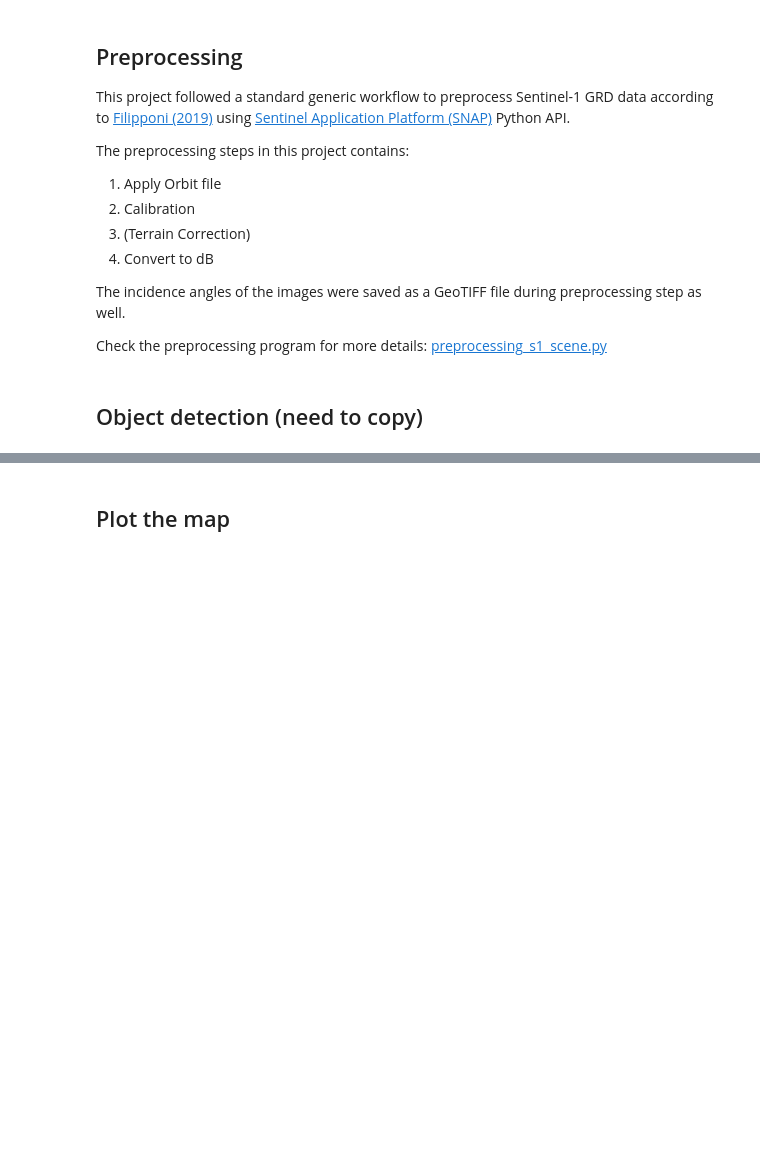
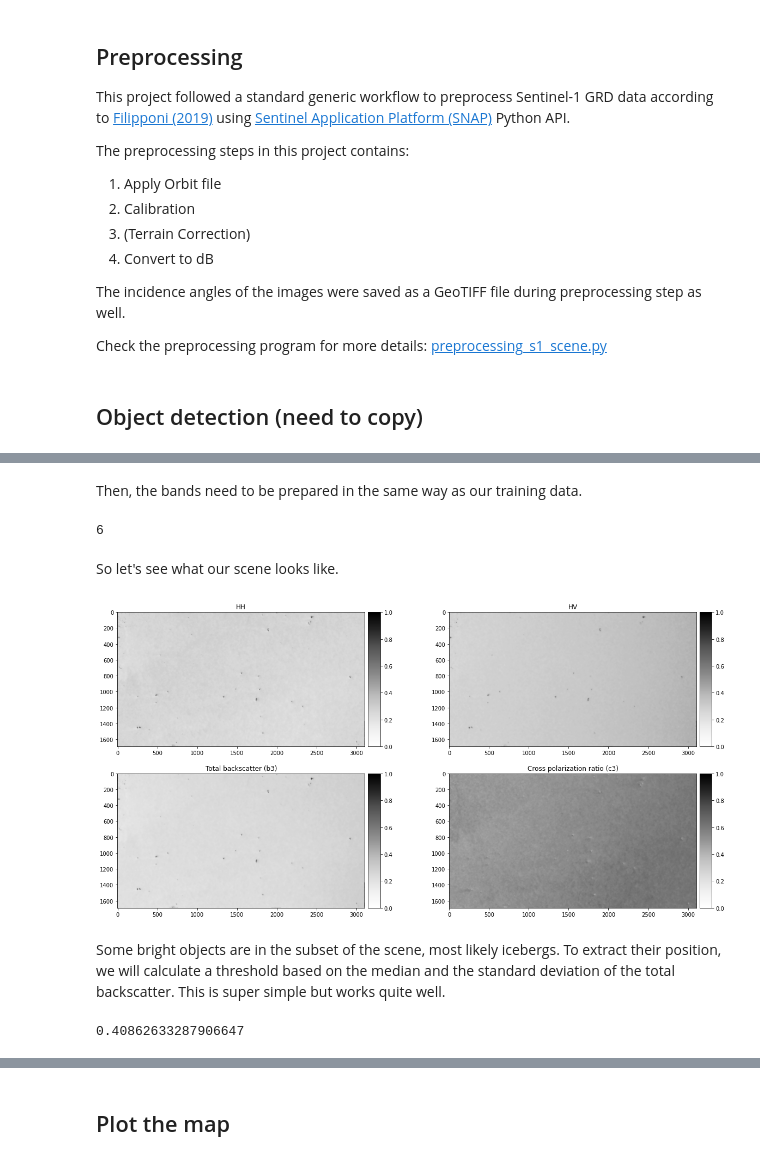
Before and after one commit to eikeschuett/IcebergShipDetection, a Jupyter notebook: Ship_Iceberg_Classification.ipynb, the cells around one changed output, grey strips where cells are left out. Drawn from its saved outputs; the diff is of its cells as text; code cells hidden in the pictures; blank space fills up the shorter version.

Commit message:
Inserted object detection part

```diff
--- a/Ship_Iceberg_Classification.ipynb
+++ b/Ship_Iceberg_Classification.ipynb
@@ -622,0 +674,62 @@ Check the preprocessing program for more details: [preprocessing_s1_scene.py](ht
+# %% [markdown]
+Then, the bands need to be prepared in the same way as our training data.
+# %%
+# Calculate total backscatter
+b3 = hh + hv
+# cross polarisation ratio = hv / (hh+hv)
+c3 = hv / (hh+hv)
+
+hh = lee_filter(hh, 20)
+hv = lee_filter(hv, 20)
+b3 = lee_filter(b3, 20)
+c3 = lee_filter(c3, 20)
+
+# Rescale images between 0 and 1 for faster convergence rate
+hh = (hh - hh.min())/(hh.max()-hh.min())
+hv = (hv - hv.min())/(hv.max()-hv.min())
+b3 = (b3 - b3.min())/(b3.max()-b3.min())
+c3 = (c3 - np.nanmin(c3))/(np.nanmax(c3)-np.nanmin(c3))
+# %%
+3+3
+# %% [output]
+6
+# %% [markdown]
+So let's see what our scene looks like.
+# %%
+fig, axes = plt.subplots(2,2, figsize=(20,10))
+hh_p = axes[0,0].imshow(hh, cmap="Greys")
+divider = make_axes_locatable(axes[0,0])
+cax = divider.append_axes("right", size="5%", pad=0.08)
+fig.colorbar(hh_p, ax=axes[0,0], cax=cax)
+axes[0,0].set_title("HH")
+
+hv_p = axes[0,1].imshow(hv, cmap="Greys")
+divider = make_axes_locatable(axes[0,1])
+cax = divider.append_axes("right", size="5%", pad=0.08)
+fig.colorbar(hv_p, ax=axes[0,1], cax=cax)
+axes[0,1].set_title("HV")
+
+b3_p = axes[1,0].imshow(b3, cmap="Greys")
+axes[1,0].set_title("Total backscatter (b3)")
+divider = make_axes_locatable(axes[1,0])
+cax = divider.append_axes("right", size="5%", pad=0.08)
+fig.colorbar(b3_p, ax=axes[1,0], cax=cax)
+
+b4_p = axes[1,1].imshow(c3, cmap="Greys")
+axes[1,1].set_title("Cross polarization ratio (c3)")
+divider = make_axes_locatable(axes[1,1])
+cax = divider.append_axes("right", size="5%", pad=0.08)
+fig.colorbar(b4_p, ax=axes[1,1], cax=cax)
+
+#fig.subplots_adjust(wspace=0.4)
+
+plt.show()
+# %% [output]
+[figure, added]
+# %% [markdown]
+Some bright objects are in the subset of the scene, most likely icebergs. To extract their position, we will calculate a threshold based on the median and the standard deviation of the total backscatter. This is super simple but works quite well.
+# %%
+thresh = np.nanmedian(b3) + 5*np.std(b3)
+print(thresh)
+# %% [output]
+0.40862633287906647
```
Also changed, not shown: parts of 23 cells of this notebook.
